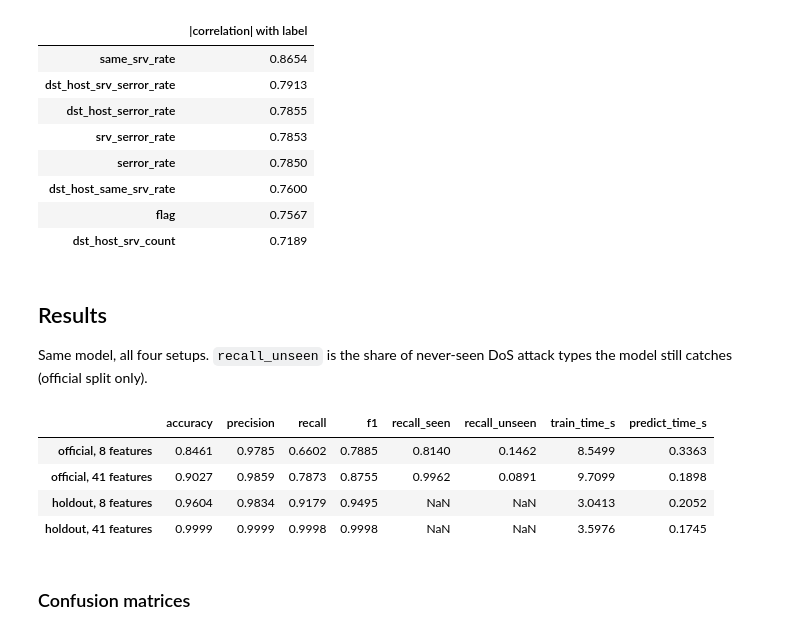
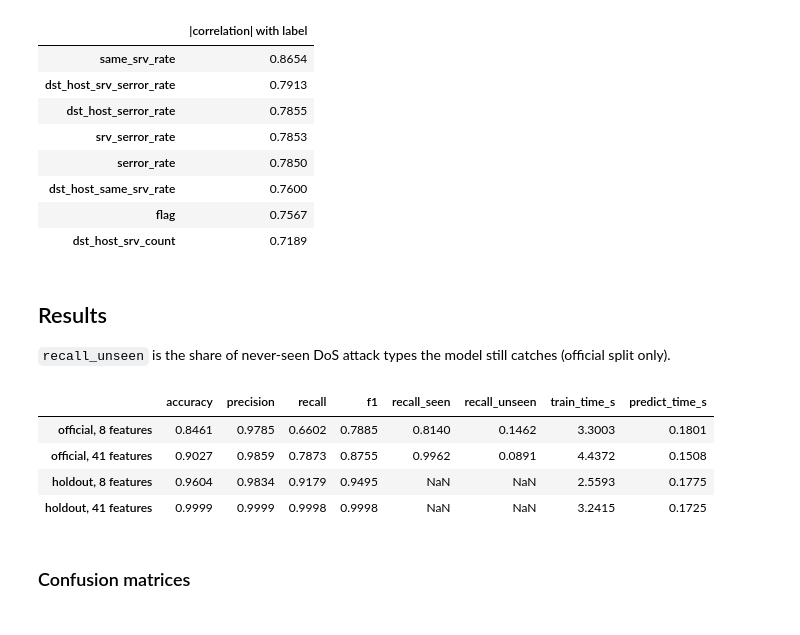
Before and after one commit to jr-cho/ml-network-anomaly-detection, a Jupyter notebook: notebooks/04_random_forest.ipynb, the cells around one changed output. Saved outputs shown, nothing was run; the diff lists cells and outputs as text; code cells hidden in the pictures.

```diff
--- a/notebooks/04_random_forest.ipynb
+++ b/notebooks/04_random_forest.ipynb
@@ -51,19 +45,15 @@ Unseen DoS rows in official test: 1717
 # %% [markdown]
 ## Results
 
-Same model, all four setups. `recall_unseen` is the share of never-seen DoS attack types the model still catches (official split only).
+`recall_unseen` is the share of never-seen DoS attack types the model still catches (official split only).
-# %%
-results, matrices = {}, {}
-for (split, n), d in data.items():
-    r = run(MODELS["random_forest"](), d)
-    matrices[(split, n)] = r.pop("confusion_matrix")
-    results[f"{split}, {n} features"] = r
-metrics_table(results)
-# %% [output]
-|  | accuracy | precision | recall | f1 | recall_seen | recall_unseen | train_time_s | predict_time_s |
-| official, 8 features | 0.8461 | 0.9785 | 0.6602 | 0.7885 | 0.8140 | 0.1462 | 8.5499 | 0.3363 |
-| official, 41 features | 0.9027 | 0.9859 | 0.7873 | 0.8755 | 0.9962 | 0.0891 | 9.7099 | 0.1898 |
-| holdout, 8 features | 0.9604 | 0.9834 | 0.9179 | 0.9495 | NaN | NaN | 3.0413 | 0.2052 |
-| holdout, 41 features | 0.9999 | 0.9999 | 0.9998 | 0.9998 | NaN | NaN | 3.5976 | 0.1745 |
+# %%
+results = evaluate_all(MODELS["random_forest"], data)
+metrics_table(results)
+# %% [output]
+|  | accuracy | precision | recall | f1 | recall_seen | recall_unseen | train_time_s | predict_time_s |
+| official, 8 features | 0.8461 | 0.9785 | 0.6602 | 0.7885 | 0.8140 | 0.1462 | 3.3003 | 0.1801 |
+| official, 41 features | 0.9027 | 0.9859 | 0.7873 | 0.8755 | 0.9962 | 0.0891 | 4.4372 | 0.1508 |
+| holdout, 8 features | 0.9604 | 0.9834 | 0.9179 | 0.9495 | NaN | NaN | 2.5593 | 0.1775 |
+| holdout, 41 features | 0.9999 | 0.9999 | 0.9998 | 0.9998 | NaN | NaN | 3.2415 | 0.1725 |
 # %% [markdown]
 ### Confusion matrices
```
Also changed, not shown: parts of 17 cells of this notebook, 37 other files.
